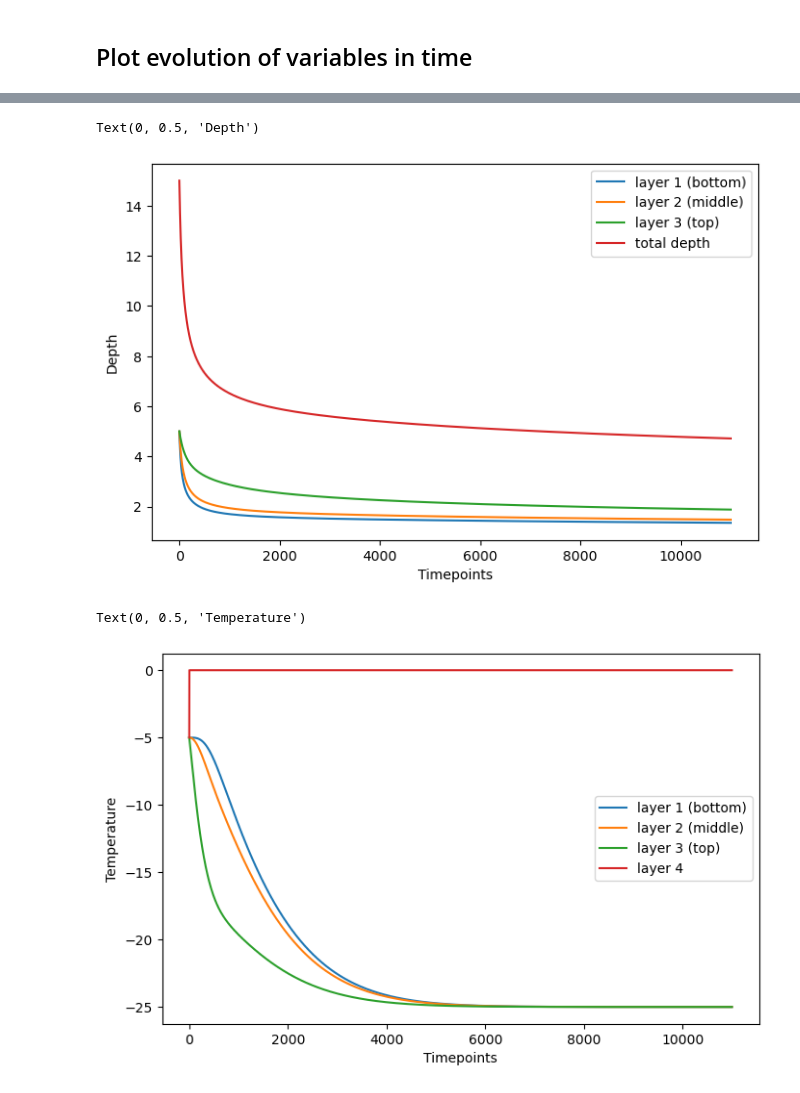
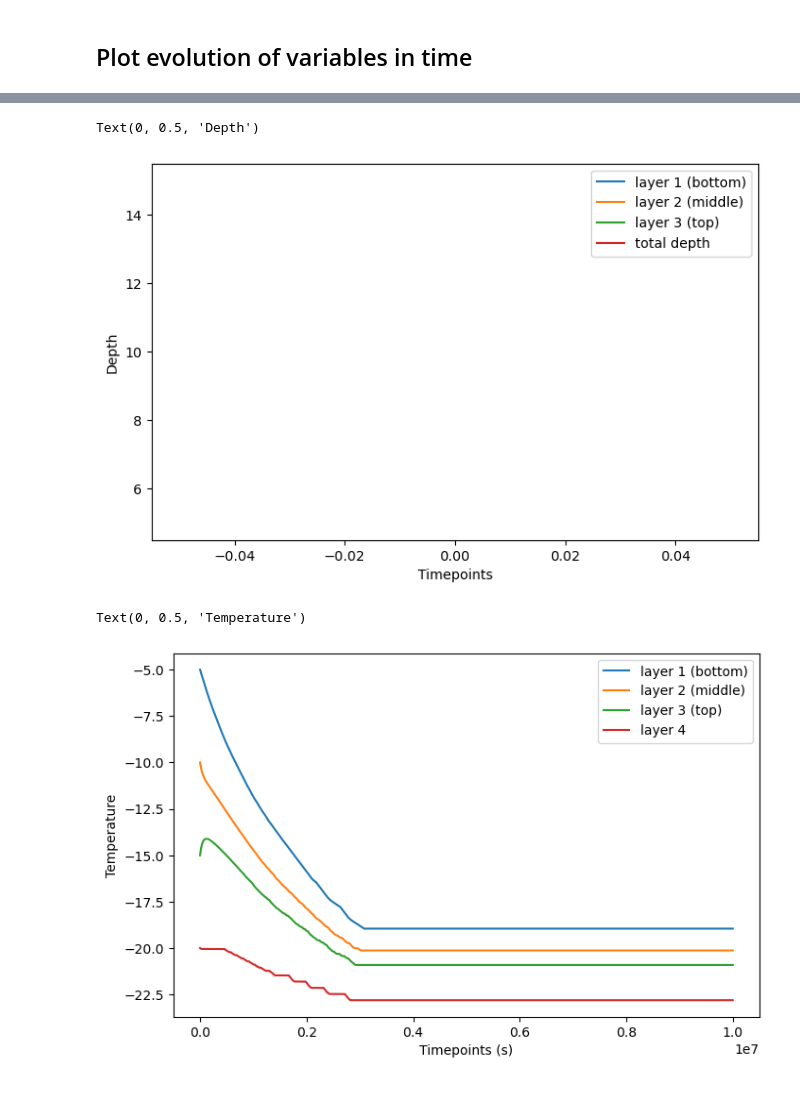
Before and after one commit to Mathilde-Bnt/MB_little_awk, a Jupyter notebook: falls_detection_and_snow_model/01-compaction_model.ipynb, the cells around one changed output, grey strips where cells are left out. Drawn from its saved outputs; the diff is of its cells as text; code cells hidden in the pictures.

```diff
--- a/falls_detection_and_snow_model/01-compaction_model.ipynb
+++ b/falls_detection_and_snow_model/01-compaction_model.ipynb
@@ -88,19 +88,19 @@ print(t_new)
 # %%
 # Initial state with 3 layers
 
-ro_layer = [100, 100, 100, 100]
+ro_layer = [350, 320, 400, 250]
 tf = 0
-dt = 100
+dt = 600
 ro_water = 1000
 ro_ice = 910
-t_old = [-5, -5, -5, -5]
+t_old = [-5, -10, -15, -20]
 jj = 4
-dy_snow = [5, 5, 5, 5]
+dy_snow = [10, 5, 3, 7]
 a1 = 0.0013
 a2 = 0.021
 gamma = [0, 0, 0, 0]
 tsfc = -25
-cp_snow = 2.1
+cp_snow = 2106
 melt_flag = [0, 0, 0, 0]
 # %%
 # Initialize arrays to keep track of variables in time
@@ -111,13 +111,13 @@ temperature_evolution = [t_old]
 # %%
 # Update variables at each timepoint
 
-for i in range(10000):
-    ro_layer, dy_snow = ddensity.ddensity_ml(ro_layer, tf, dt, ro_water,
-                                         ro_ice, t_old, jj, dy_snow, a1, a2)
+for i in range(10000000):
+    # ro_layer, dy_snow = ddensity.ddensity_ml(ro_layer, tf, dt, ro_water,
+                                      #   ro_ice, t_old, jj, dy_snow, a1, a2)
     t_old = snowtemp.snowtemp_ml(gamma, t_old, tsfc, jj, dt, ro_layer, cp_snow,
                                  tf, dy_snow, melt_flag)
-    ro_layer_evolution.append(ro_layer)
-    depth_evolution.append(dy_snow)
+    # ro_layer_evolution.append(ro_layer)
+    # depth_evolution.append(dy_snow)
     temperature_evolution.append(t_old)
 # %% [markdown]
 ## Plot evolution of variables in time
@@ -156,25 +156,25 @@ plt.xlabel('Timepoints')
 plt.ylabel('Depth')
 # %% [output]
 Text(0, 0.5, 'Depth')
-[figure, old version]
+[figure, new version]
 # %%
 # Temperature
 
 layer1 = [temperature_evolution[i][0] for i in range(len(temperature_evolution))]
 layer2 = [temperature_evolution[i][1] for i in range(len(temperature_evolution))]
 layer3 = [temperature_evolution[i][2] for i in range(len(temperature_evolution))]
 layer4 = [temperature_evolution[i][3] for i in range(len(temperature_evolution))]
 # layer5 = [temperature_evolution[i][4] for i in range(len(temperature_evolution))]
 
-plt.figure(figsize=(8, 5))
+fig = plt.figure(figsize=(8, 5))
 plt.plot(layer1, label='layer 1 (bottom)')
 plt.plot(layer2, label='layer 2 (middle)')
 plt.plot(layer3, label='layer 3 (top)')
 plt.plot(layer4, label='layer 4')
 # plt.plot(layer5, label='layer 5')
 plt.legend()
-plt.xlabel('Timepoints')
+plt.xlabel('Timepoints (s)')
 plt.ylabel('Temperature')
 # %% [output]
 Text(0, 0.5, 'Temperature')
-[figure, old version]
+[figure, new version]
```
Also changed, not shown: parts of 2 cells of this notebook, 4 other files.
